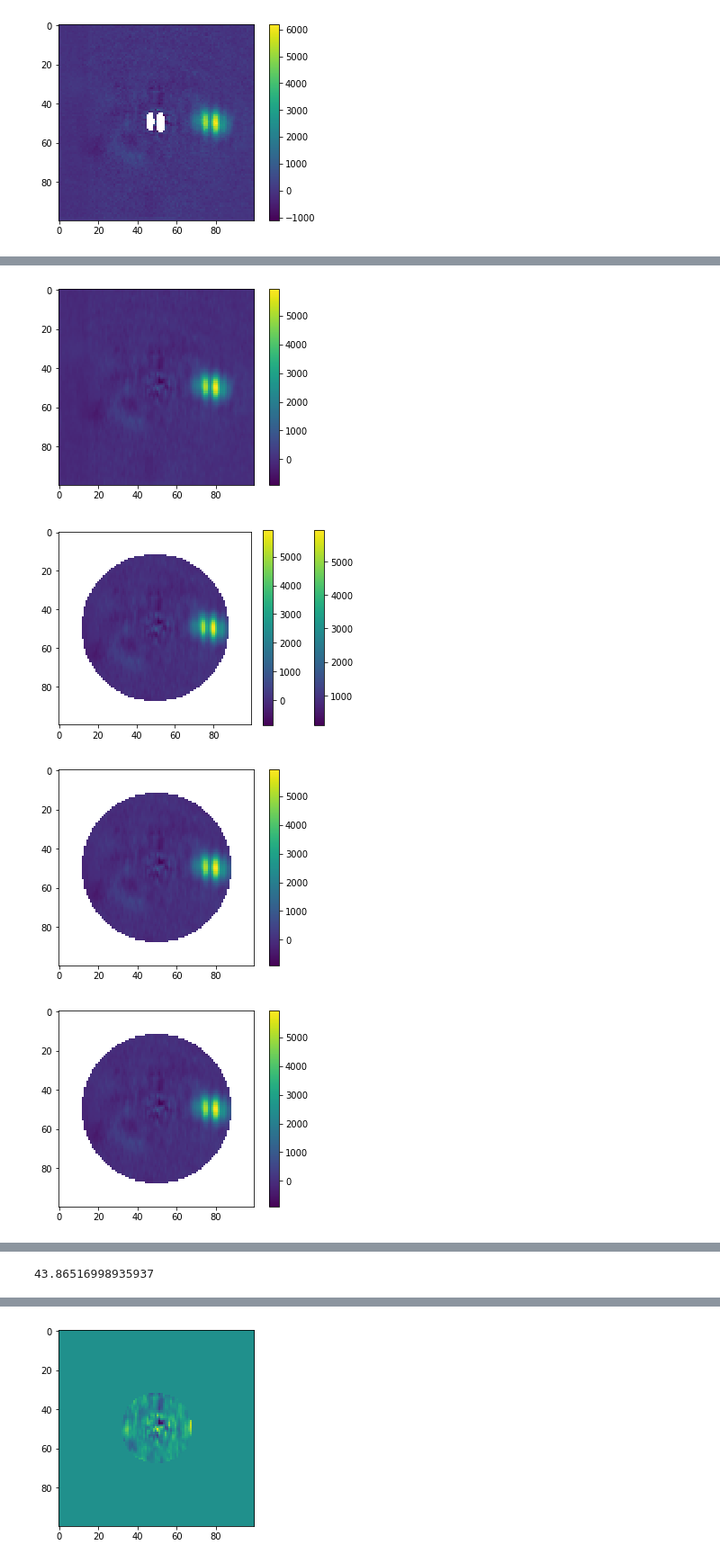
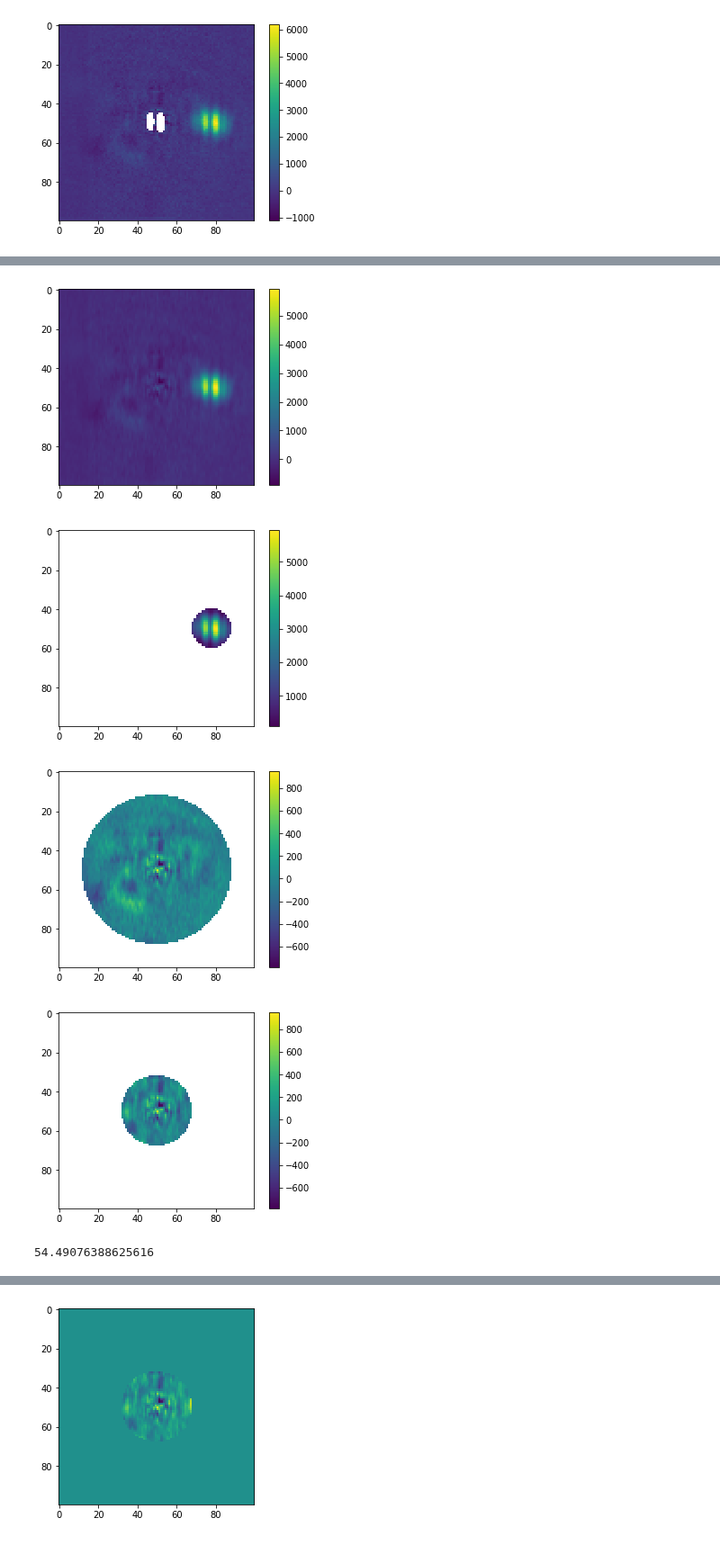
Before and after one commit to mwanakijiji/lbti_altair_fizeau, a Jupyter notebook: inject_fake_planets_test1.ipynb, the cells around one changed output, grey strips where cells are left out. Shown at 90% size. Cells and saved outputs as stored; diff of their text form; code cells hidden in the pictures.

```diff
--- a/inject_fake_planets_test1.ipynb
+++ b/inject_fake_planets_test1.ipynb
@@ -522,6 +522,7 @@ reconImg_shifted = scipy.ndimage.interpolation.shift(
                  experiment_vector["x_pix_coord"][pos_num]]) # shift in +y,+x convention
 
 # inject flux-scaled planet
+image_wo_fake_planet = np.copy(sciImg)
 image_w_fake_planet = np.add(sciImg, ampl_norm*reconImg_shifted)
 
 plt.imshow(image_w_fake_planet, norm=LogNorm(vmin=0.01, vmax=55000), origin="lower")
@@ -547,6 +558,7 @@ Name: 0, dtype: float64
 
 # step 1: subtract host star
 star_subted = np.subtract(image_w_fake_planet,fit_sat["recon_2d"])
+star_subted_wo_fake_planet = np.subtract(image_wo_fake_planet,fit_sat["recon_2d"])
 
 # mask the regions near saturation
 #star_subted = np.multiply(star_subted,mask_weird)
@@ -555,6 +567,10 @@ plt.imshow(star_subted, origin="lower")
 plt.colorbar()
 plt.show()
 
+plt.imshow(star_subted_wo_fake_planet, origin="lower")
+plt.colorbar()
+plt.show()
+
 #plt.savefig("host_star_subted_fake_planet.png")
 # %% [output]
 [figure]
@@ -573,6 +590,7 @@ plt.show()
 [figure]
 # %%
 # step 2: smooth the image, so that the rms calculation will consider PSF-to-PSF variations
+# N.B. A GAUSSIAN FILTER IS NOT APPROPRIATE; WE NEED TO SMOOTH WITH THE LBT FIZEAU PSF
 
 sig_y = 9.46 # lambda/D, in pix
 sig_x = 3.44 # lambda/B, in pix
@@ -585,6 +603,19 @@ smoothed = scipy.ndimage.filters.gaussian_filter(star_subted,
                                                  cval=0.0,
                                                  truncate=4.0)
 
+smoothed_wo_fake_planet = scipy.ndimage.filters.gaussian_filter(star_subted_wo_fake_planet,
+                                                 sigma = np.multiply(0.1,[sig_y, sig_x]),
+                                                 order=0,
+                                                 output=None,
+                                                 mode='reflect',
+                                                 cval=0.0,
+                                                 truncate=4.0)
+
 plt.imshow(smoothed, origin="lower")
+plt.colorbar()
 plt.show()
+
+plt.imshow(smoothed_wo_fake_planet, origin="lower")
+plt.colorbar()
+plt.show()
 # %% [output]
@@ -637,15 +706,15 @@ sciImg1[mask_circ.bbox.slices] = mask_circ.data  # place the mask cutout (consis
 sciImgAroundPSF = np.multiply(sciImg1,smoothed) # 'transmit' the original science image through the mask
 plt.imshow(sciImgAroundPSF)
 plt.colorbar()
-#plt.show()
-plt.savefig('test_psf.png')
+plt.show()
+#plt.savefig('test_psf.png')
 
 # display area in annulus with radius of that of the planet, but without planet itself
 
 sciImg1.fill(np.nan) # initialize arrays of nans
 mask_annulus_outer.data[mask_annulus_outer.data == 0] = np.nan    # make zeros within mask cutout (but not in the mask itself) nans
 sciImg1[mask_annulus_outer.bbox.slices] = mask_annulus_outer.data  # place the mask cutout (consisting only of 1s) onto the array of nans
-sciImgOuter = np.multiply(sciImg1,smoothed) # 'transmit' the original science image through the mask
+sciImgOuter = np.multiply(sciImg1,smoothed_wo_fake_planet) # 'transmit' the original science image through the mask
 
 plt.imshow(sciImgOuter)
 plt.colorbar()
@@ -654,47 +723,40 @@ plt.show()
 sciImg1.fill(np.nan) # initialize arrays of nans
 mask_annulus_inner.data[mask_annulus_inner.data == 0] = np.nan    # make zeros within mask cutout (but not in the mask itself) nans
 sciImg1[mask_annulus_inner.bbox.slices] = mask_annulus_inner.data  # place the mask cutout (consisting only of 1s) onto the array of nans
-sciImgInner = np.multiply(sciImg1,smoothed) # 'transmit' the original science image through the mask
+sciImgInner = np.multiply(sciImg1,smoothed_wo_fake_planet) # 'transmit' the original science image through the mask
 
-plt.imshow(sciImgOuter)
+plt.imshow(sciImgInner)
 plt.colorbar()
 plt.show()
 
-test = np.multiply(sciImgOuter,np.subtract(sciImgOuter,sciImgInner))
 
 sciImgInner_zeros = np.nan_to_num(sciImgInner)
 sciImgOuter_zeros = np.nan_to_num(sciImgOuter)
 sciImgAroundPSF_zeros = np.nan_to_num(sciImgAroundPSF)
 
-plt.imshow(sciImgOuter)
-plt.colorbar()
-plt.show()
 
-plt.imshow(sciImgInner)
-plt.colorbar()
-plt.show()
-
-img8 = np.subtract(np.subtract(sciImgOuter_zeros,sciImgInner_zeros),sciImgAroundPSF_zeros)
+img8 = np.subtract(sciImgOuter_zeros,sciImgInner_zeros)
 img8[img8 == 0] = np.nan
 
 signal1 = np.subtract(np.nanmax(sciImgAroundPSF),np.nanstd(img8))
 noise1 = np.nanstd(img8)
 
 print(np.divide(signal1,noise1))
 
 plt.imshow(img8)
 plt.title("S/N = " + str(np.divide(signal1,noise1)))
 plt.colorbar()
 #plt.show()
 
 #plt.imshow(np.subtract(sciImgOuter,sciImgInner))
 #plt.colorbar()
 #plt.show()
 
 plt.savefig('test.png')
 #plt.show()
 # %% [output]
 [figure]
-[figure, old version]
+[figure, new version]
-[figure, old version]
+[figure, new version]
-[figure, old version]
+[figure, new version]
+54.49076388625616
@@ -702 +763,0 @@ plt.savefig('test.png')
-43.86516998935937
```
Also changed, not shown: parts of 8 cells of this notebook, 2 other files.
